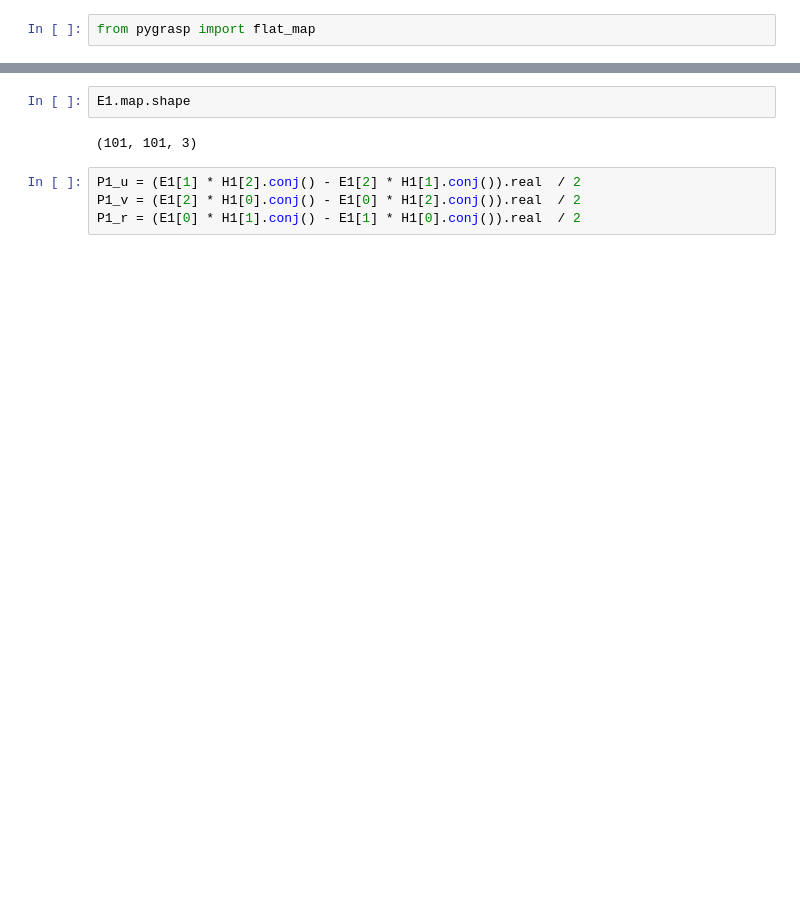
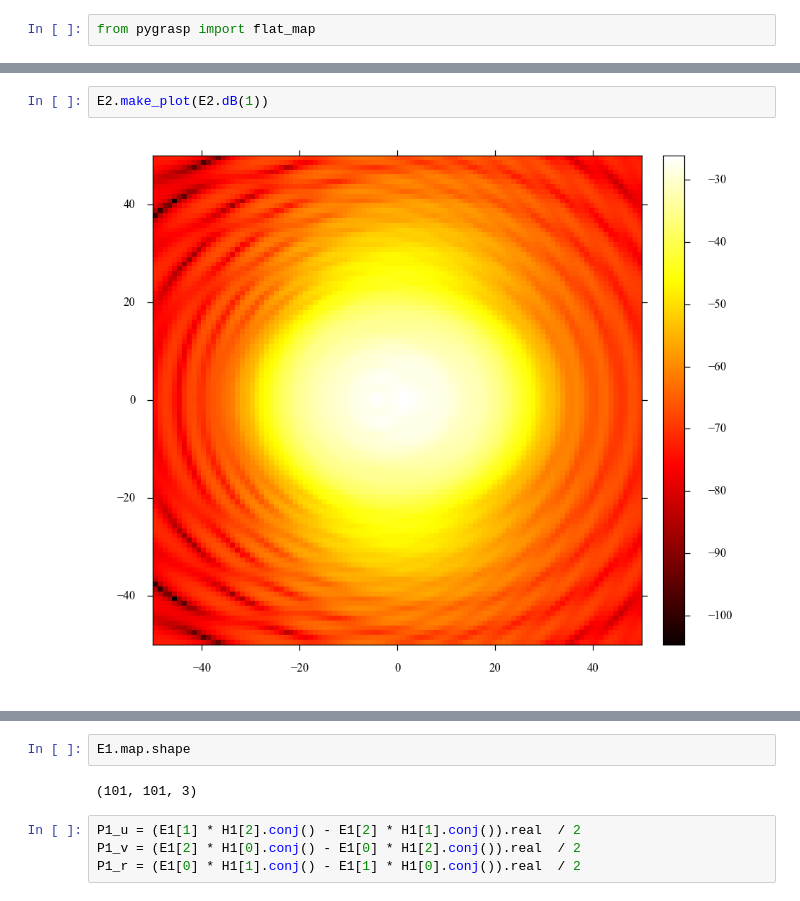
Before and after one commit to danielflanigan/ColumbiaCMB-notebooks, a Jupyter notebook: electromagnetism/2015-02-23_pygrasp_cryostat_optics_box.ipynb, the cells around one changed output, grey strips where cells are left out. Saved outputs shown, nothing was run; the diff lists cells and outputs as text; blank space fills up the shorter version.

```diff
--- a/electromagnetism/2015-02-23_pygrasp_cryostat_optics_box.ipynb
+++ b/electromagnetism/2015-02-23_pygrasp_cryostat_optics_box.ipynb
@@ -14,0 +15,4 @@ E1.make_plot(E1.dB('v'))
+# %%
+E2.make_plot(E2.dB(1))
+# %% [output]
+[figure, added]
```
Also changed, not shown: parts of 19 cells of this notebook, 1 other file.
